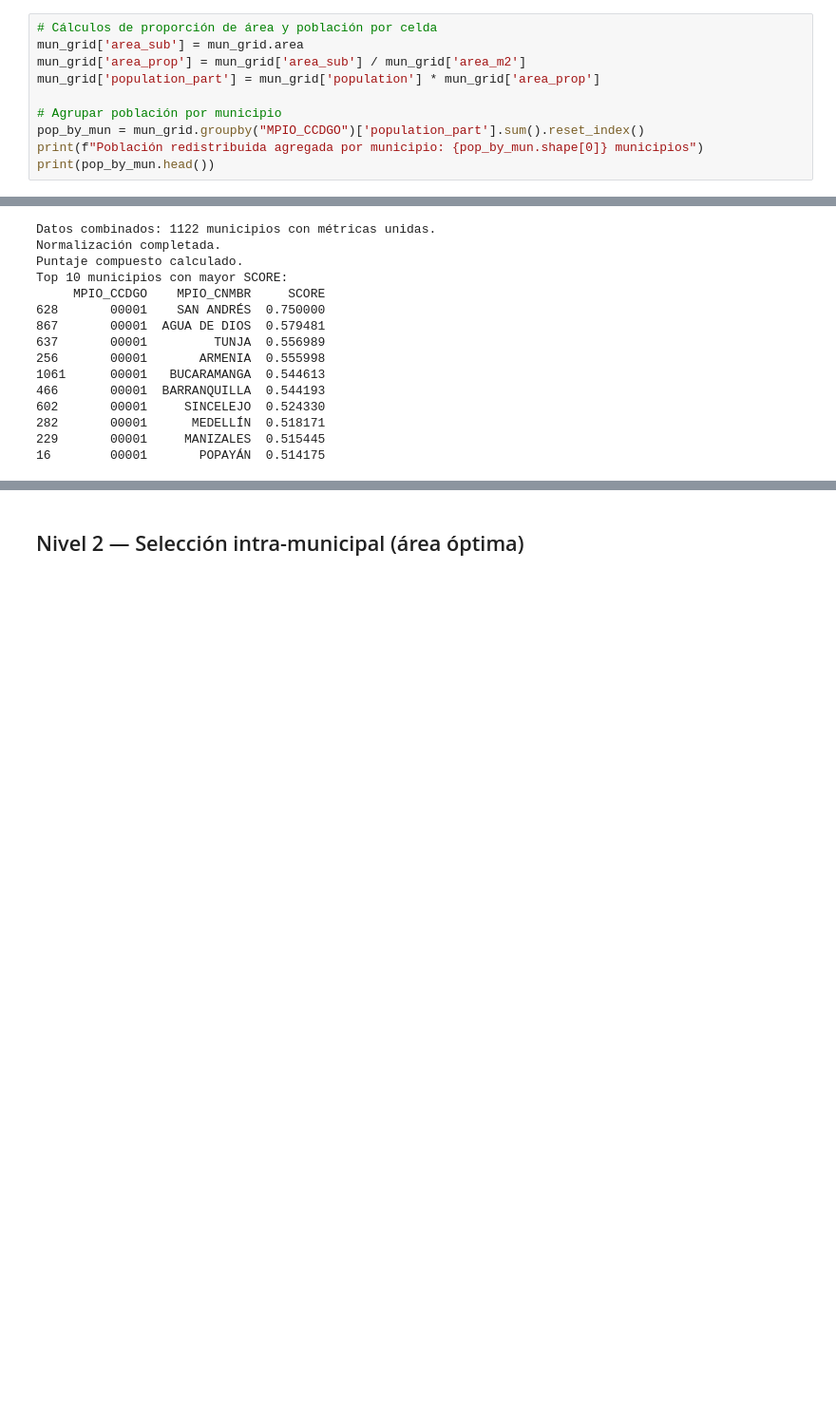
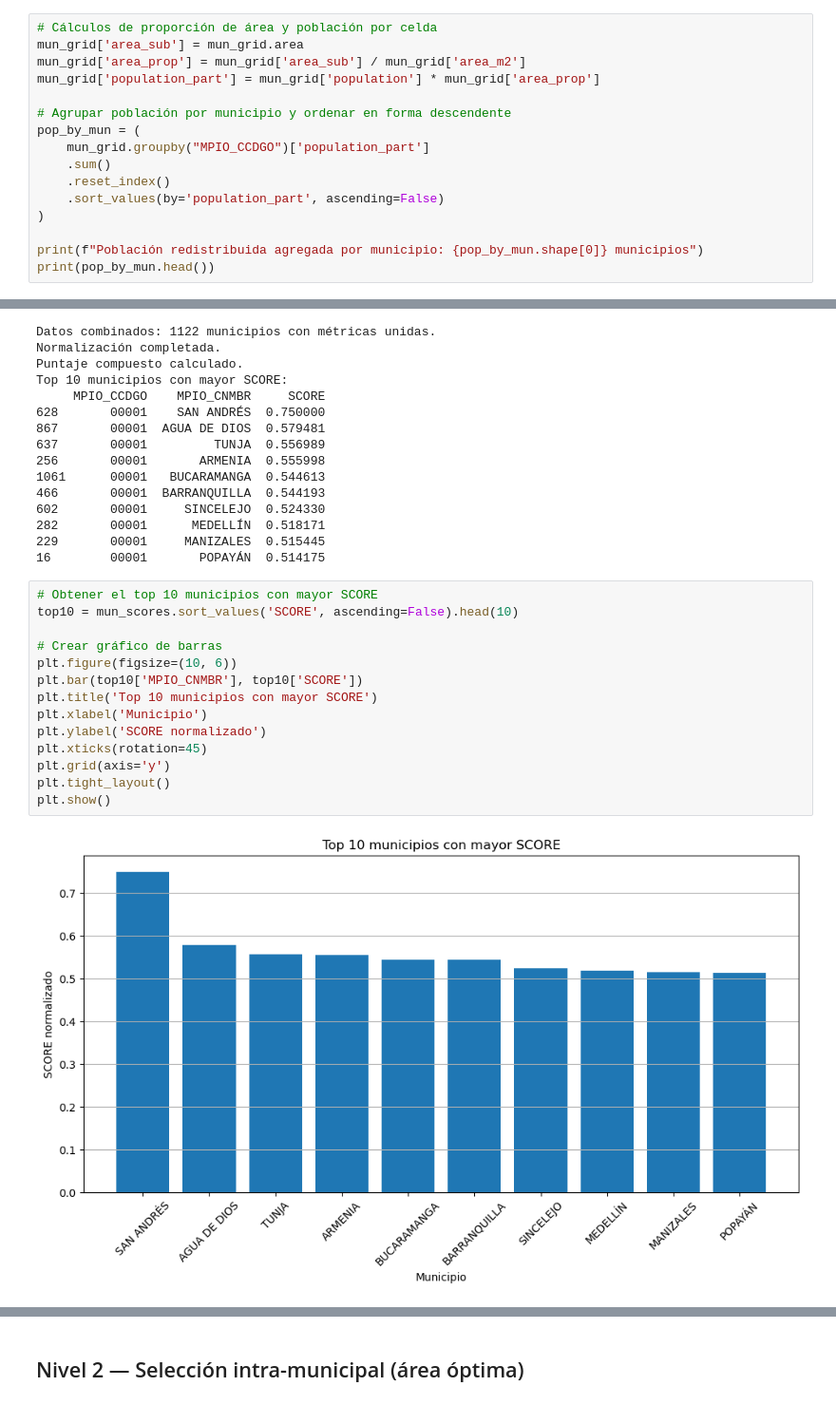
Before and after one commit to DanielaRayo/prog_sig, a Jupyter notebook: Workshop6_SpatialOpertaions_Vector_Data.ipynb, the cells around one changed output, grey strips where cells are left out. Shown: that part at 95% size. Saved outputs shown, nothing was run; the diff lists cells and outputs as text; blank space fills up the shorter version.

```diff
--- a/Workshop6_SpatialOpertaions_Vector_Data.ipynb
+++ b/Workshop6_SpatialOpertaions_Vector_Data.ipynb
@@ -297,8 +370,14 @@ mun_grid['area_sub'] = mun_grid.area
 mun_grid['area_prop'] = mun_grid['area_sub'] / mun_grid['area_m2']
 mun_grid['population_part'] = mun_grid['population'] * mun_grid['area_prop']
 
-# Agrupar población por municipio
-pop_by_mun = mun_grid.groupby("MPIO_CCDGO")['population_part'].sum().reset_index()
+# Agrupar población por municipio y ordenar en forma descendente
+pop_by_mun = (
+    mun_grid.groupby("MPIO_CCDGO")['population_part']
+    .sum()
+    .reset_index()
+    .sort_values(by='population_part', ascending=False)
+)
+
 print(f"Población redistribuida agregada por municipio: {pop_by_mun.shape[0]} municipios")
 print(pop_by_mun.head())
 # %% [output]
@@ -360,3 +447,19 @@ Top 10 municipios con mayor SCORE:
 282       00001      MEDELLÍN  0.518171
 229       00001     MANIZALES  0.515445
 16        00001       POPAYÁN  0.514175
+# %%
+# Obtener el top 10 municipios con mayor SCORE
+top10 = mun_scores.sort_values('SCORE', ascending=False).head(10)
+
+# Crear gráfico de barras
+plt.figure(figsize=(10, 6))
+plt.bar(top10['MPIO_CNMBR'], top10['SCORE'])
+plt.title('Top 10 municipios con mayor SCORE')
+plt.xlabel('Municipio')
+plt.ylabel('SCORE normalizado')
+plt.xticks(rotation=45)
+plt.grid(axis='y')
+plt.tight_layout()
+plt.show()
+# %% [output]
+[figure, added]
```
Also changed, not shown: parts of 32 cells of this notebook.
